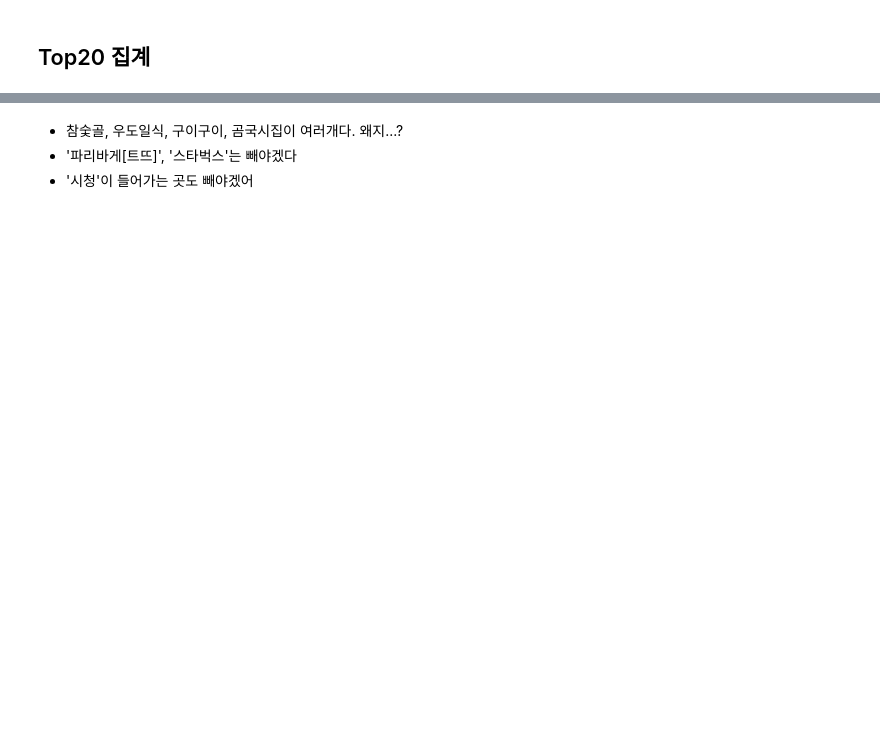
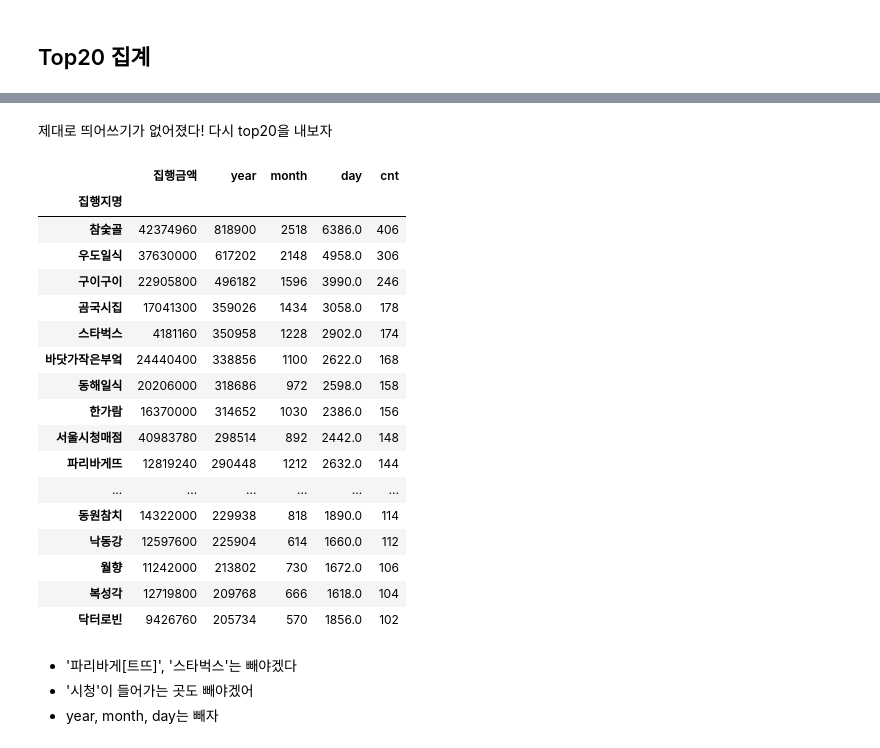
Before and after one commit to jy617lee/popular_restaurants_from_officials, a Jupyter notebook: web_crawling.ipynb, the cells around one changed output, grey strips where cells are left out. Drawn from its saved outputs; the diff is of its cells as text; code cells hidden in the pictures; blank space fills up the shorter version.

Commit message:
str.replace를 통해 공백 제거, 카페/베이커리/시청 데이터 제거

```diff
--- a/web_crawling.ipynb
+++ b/web_crawling.ipynb
@@ -336,0 +312,2 @@ df_copy.groupby('집행지명').sum().sort_values(by='cnt', ascending=False)[:20
+# %%
+df_copy['집행지명'] = df_copy['집행지명'].str.replace(' ', '')
@@ -337,4 +335,28 @@ df_copy.groupby('집행지명').sum().sort_values(by='cnt', ascending=False)[:20
+# %% [markdown]
+제대로 띄어쓰기가 없어졌다!
+다시 top20을 내보자
+# %%
+df_copy.groupby('집행지명').sum().sort_values(by='cnt', ascending=False)[:20]
+# %% [output]
+|  | 집행금액 | year | month | day | cnt |
+| 집행지명 |  |  |  |  |  |
+| 참숯골 | 42374960 | 818900 | 2518 | 6386.0 | 406 |
+| 우도일식 | 37630000 | 617202 | 2148 | 4958.0 | 306 |
+| 구이구이 | 22905800 | 496182 | 1596 | 3990.0 | 246 |
+| 곰국시집 | 17041300 | 359026 | 1434 | 3058.0 | 178 |
+| 스타벅스 | 4181160 | 350958 | 1228 | 2902.0 | 174 |
+| 바닷가작은부엌 | 24440400 | 338856 | 1100 | 2622.0 | 168 |
+| 동해일식 | 20206000 | 318686 | 972 | 2598.0 | 158 |
+| 한가람 | 16370000 | 314652 | 1030 | 2386.0 | 156 |
+| 서울시청매점 | 40983780 | 298514 | 892 | 2442.0 | 148 |
+| 파리바게뜨 | 12819240 | 290448 | 1212 | 2632.0 | 144 |
+| ... | ... | ... | ... | ... | ... |
+| 동원참치 | 14322000 | 229938 | 818 | 1890.0 | 114 |
+| 낙동강 | 12597600 | 225904 | 614 | 1660.0 | 112 |
+| 월향 | 11242000 | 213802 | 730 | 1672.0 | 106 |
+| 복성각 | 12719800 | 209768 | 666 | 1618.0 | 104 |
+| 닥터로빈 | 9426760 | 205734 | 570 | 1856.0 | 102 |
 # %% [markdown]
-- 참숯골, 우도일식, 구이구이, 곰국시집이 여러개다. 왜지...?
 - '파리바게[트뜨]', '스타벅스'는 빼야겠다
 - '시청'이 들어가는 곳도 빼야겠어
+- year, month, day는 빼자
```
Also changed, not shown: parts of 25 cells of this notebook.
